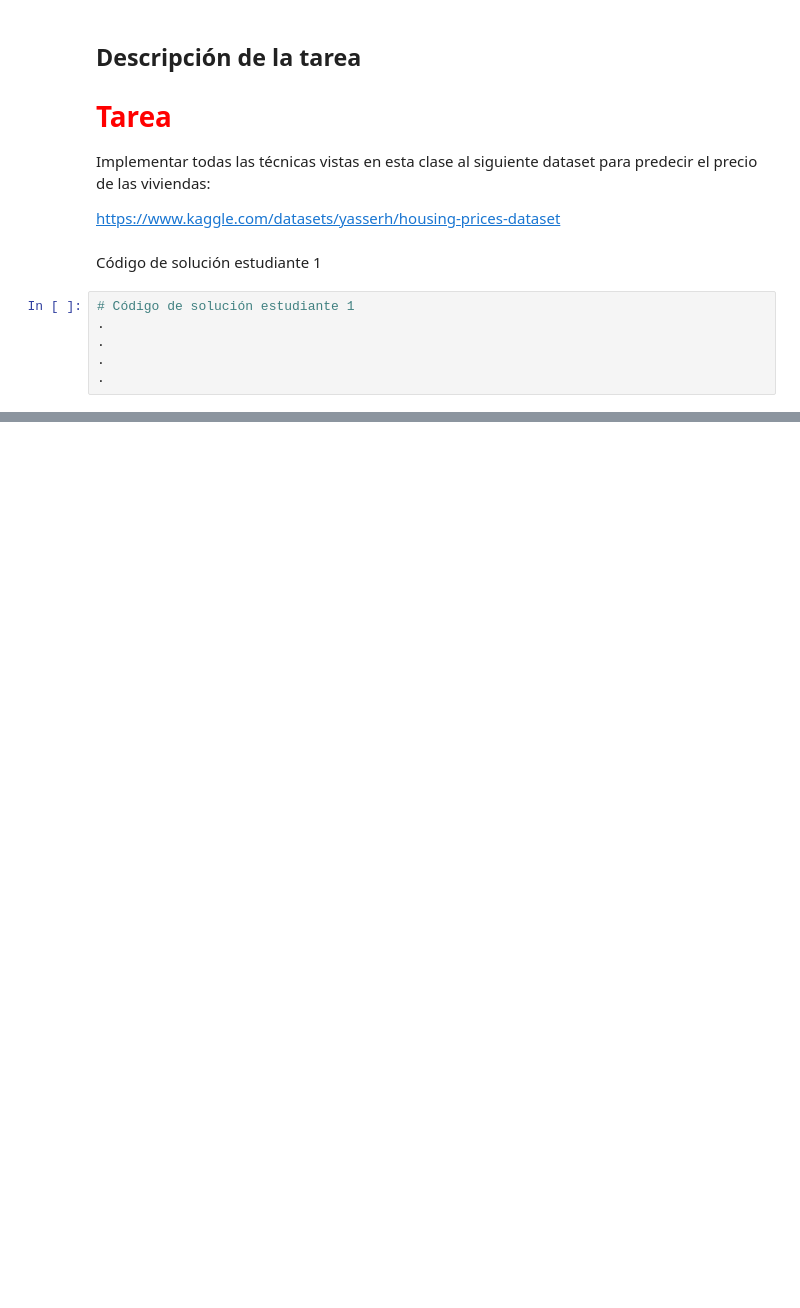
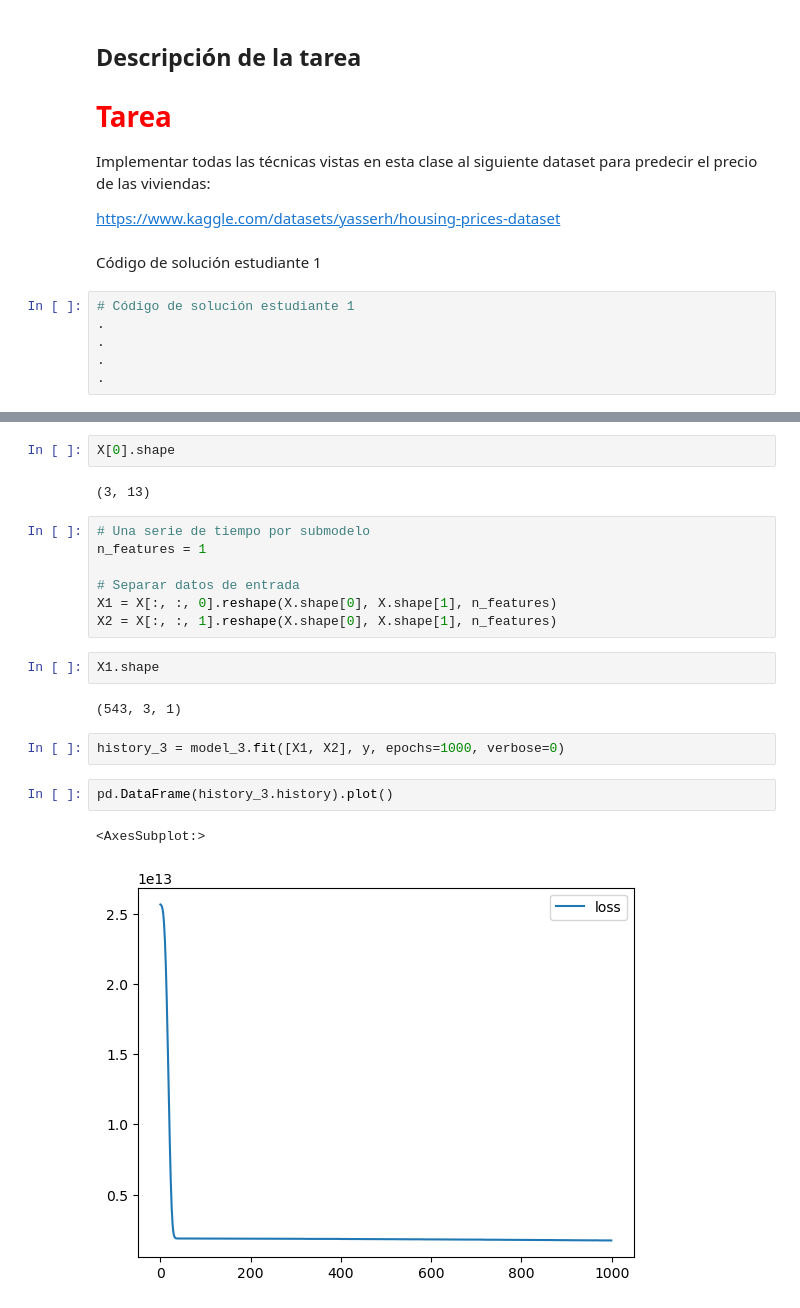
Before and after one commit to jaramillooo/Tarea5_AECabrera, a Jupyter notebook: Plantilla_Tareas.ipynb, the cells around one changed output, grey strips where cells are left out. Saved outputs shown, nothing was run; the diff lists cells and outputs as text; blank space fills up the shorter version.

```diff
--- a/Plantilla_Tareas.ipynb
+++ b/Plantilla_Tareas.ipynb
@@ -40,0 +309,22 @@ Código de solución estudiante 2
+# %%
+X[0].shape
+# %% [output]
+(3, 13)
+# %%
+# Una serie de tiempo por submodelo
+n_features = 1
+
+# Separar datos de entrada
+X1 = X[:, :, 0].reshape(X.shape[0], X.shape[1], n_features)
+X2 = X[:, :, 1].reshape(X.shape[0], X.shape[1], n_features)
+# %%
+X1.shape
+# %% [output]
+(543, 3, 1)
+# %%
+history_3 = model_3.fit([X1, X2], y, epochs=1000, verbose=0)
+# %%
+pd.DataFrame(history_3.history).plot()
+# %% [output]
+<AxesSubplot:>
+[figure, added]
```
Also changed, not shown: parts of 73 cells of this notebook.
